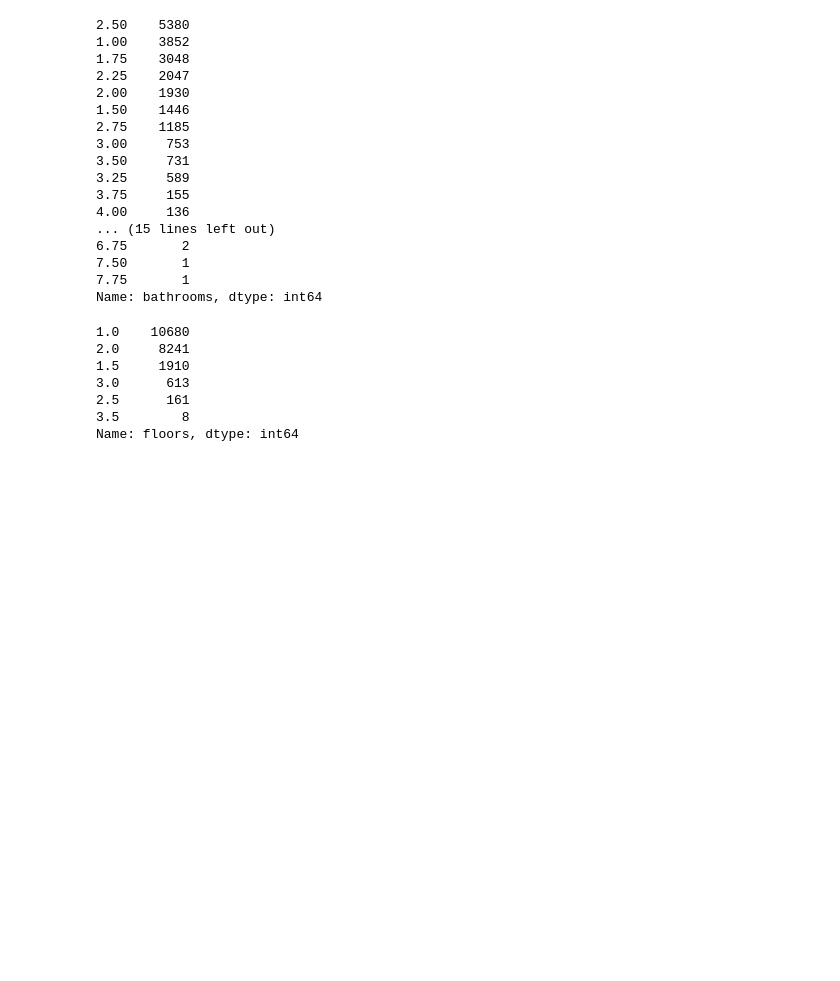
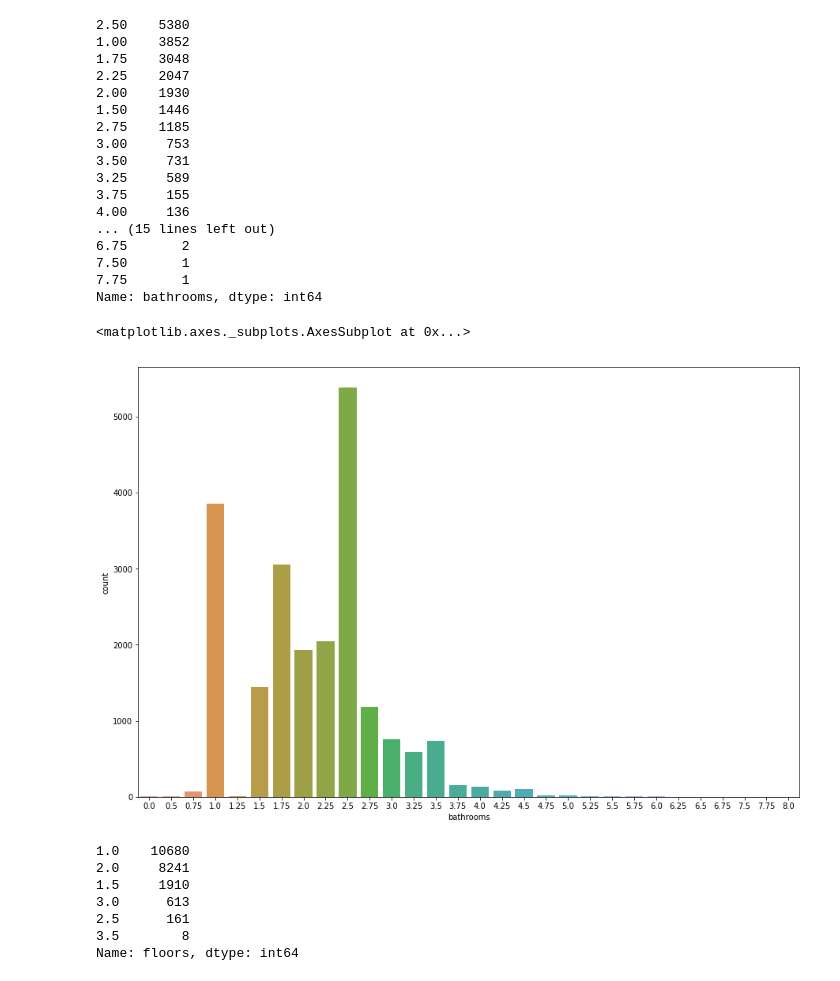
Before and after one commit to Akshay-Sehgal/Assignment, a Jupyter notebook: Assignments_7.ipynb, the cells around one changed output. Saved outputs shown, nothing was run; the diff lists cells and outputs as text; code cells hidden in the pictures; blank space fills up the shorter version.

```diff
--- a/Assignments_7.ipynb
+++ b/Assignments_7.ipynb
@@ -384,6 +387,12 @@ hp.bathrooms.value_counts()
 7.50       1
 7.75       1
 Name: bathrooms, dtype: int64
+# %%
+plt.figure(figsize=(15,10))
+sb.countplot(hp.bathrooms)
+# %% [output]
+<matplotlib.axes._subplots.AxesSubplot at 0x...>
+[figure, added]
 # %%
 hp.floors.value_counts()
 # %% [output]
```
Also changed, not shown: parts of 15 cells of this notebook.
